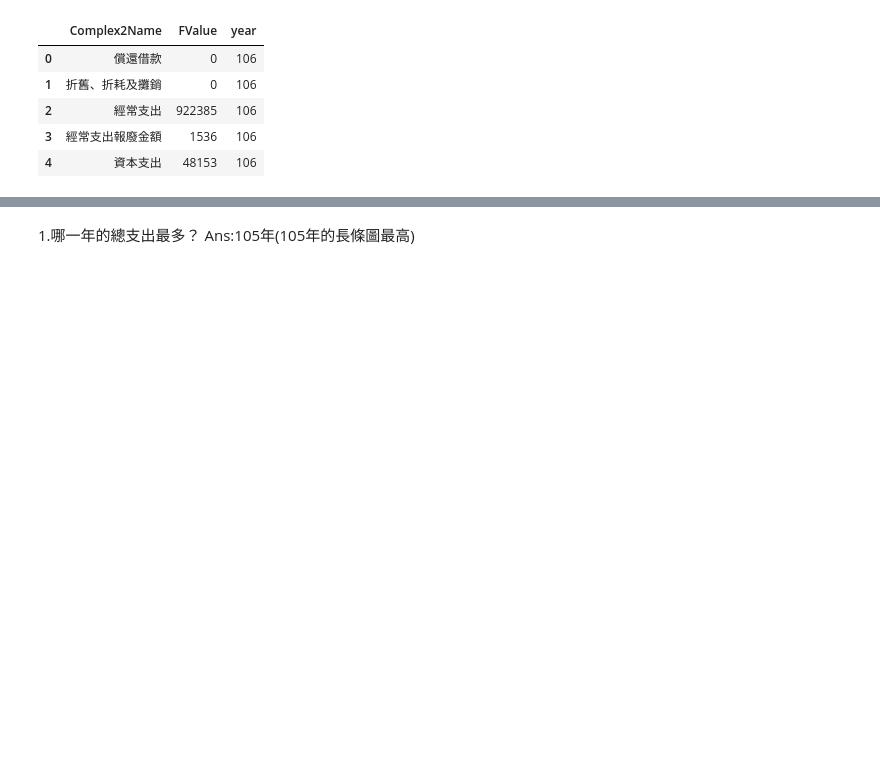
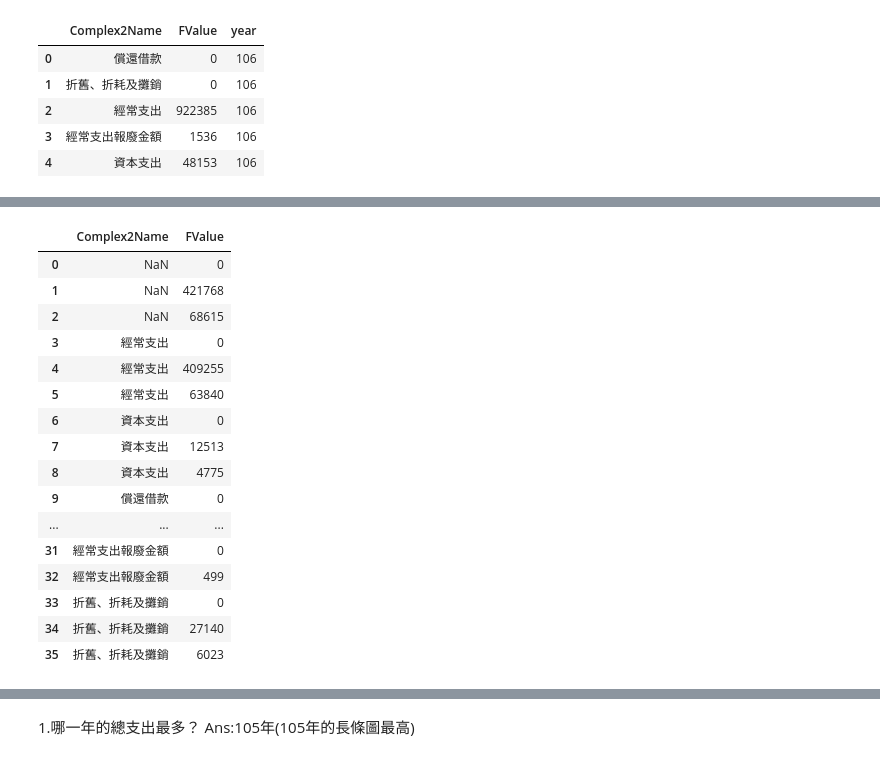
Before and after one commit to TinaChang1026/LAT, a Jupyter notebook: homework2/homework2.ipynb, the cells around one changed output, grey strips where cells are left out. Drawn from its saved outputs; the diff is of its cells as text; code cells hidden in the pictures; blank space fills up the shorter version.

```diff
--- a/homework2/homework2.ipynb
+++ b/homework2/homework2.ipynb
@@ -68,6 +68,27 @@ fig = px.bar(new106, x='Complex2Name', y='FValue', title="106年臺中市特殊
 fig.show()
 # %% [output]
 [interactive output not drawn]
+# %%
+temp = df[['Complex2Name', 'FValue']]
+temp
+# %% [output]
+|  | Complex2Name | FValue |
+| 0 | NaN | 0 |
+| 1 | NaN | 421768 |
+| 2 | NaN | 68615 |
+| 3 | 經常支出 | 0 |
+| 4 | 經常支出 | 409255 |
+| 5 | 經常支出 | 63840 |
+| 6 | 資本支出 | 0 |
+| 7 | 資本支出 | 12513 |
+| 8 | 資本支出 | 4775 |
+| 9 | 償還借款 | 0 |
+| ... | ... | ... |
+| 31 | 經常支出報廢金額 | 0 |
+| 32 | 經常支出報廢金額 | 499 |
+| 33 | 折舊、折耗及攤銷 | 0 |
+| 34 | 折舊、折耗及攤銷 | 27140 |
+| 35 | 折舊、折耗及攤銷 | 6023 |
 # %%
 Type = temp.groupby(['Complex2Name'])['FValue'].sum().reset_index()
 Type['year'] = 107
```
Also changed, not shown: parts of 6 cells of this notebook.
